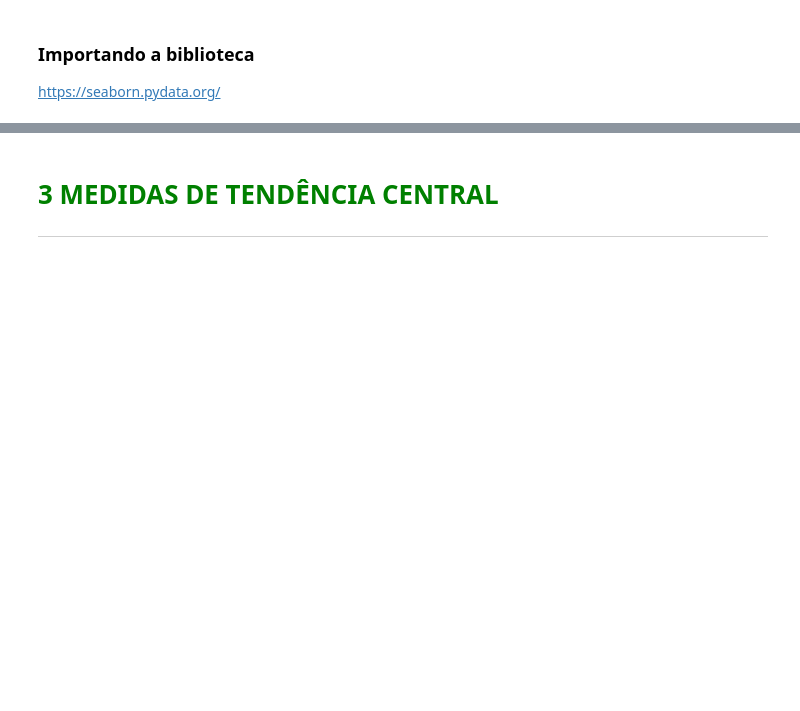
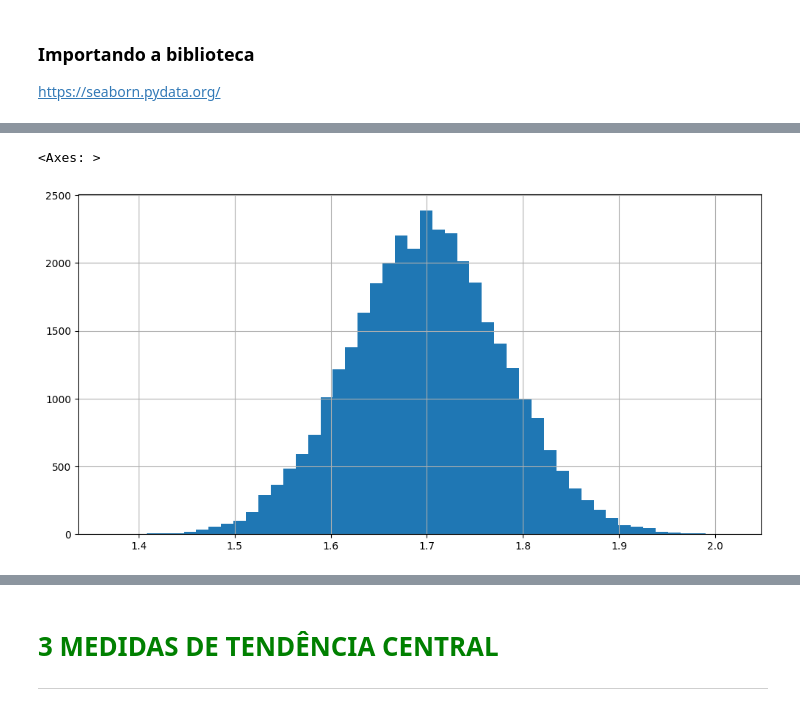
Before and after one commit to brennomongero/alura-git, a Jupyter notebook: Curso_de_Estatística_Curso_de_Estatística_Parte_1.ipynb, the cells around one changed output, grey strips where cells are left out. Cells and saved outputs as stored; diff of their text form; code cells hidden in the pictures; blank space fills up the shorter version.

```diff
--- a/Curso_de_Estatística_Curso_de_Estatística_Parte_1.ipynb
+++ b/Curso_de_Estatística_Curso_de_Estatística_Parte_1.ipynb
@@ -371,0 +495,5 @@ https://seaborn.pydata.org/
+# %%
+dados.Altura.hist(bins = 50, figsize =(12,6))
+# %% [output]
+<Axes: >
+[figure, added]
```
Also changed, not shown: parts of 12 cells of this notebook.
